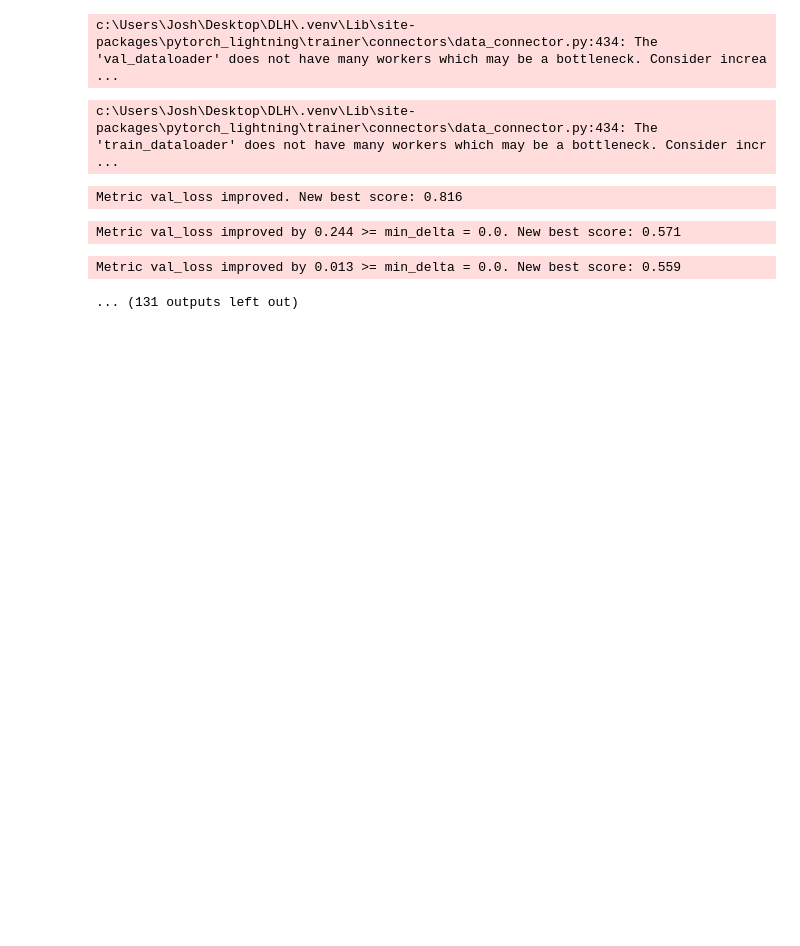
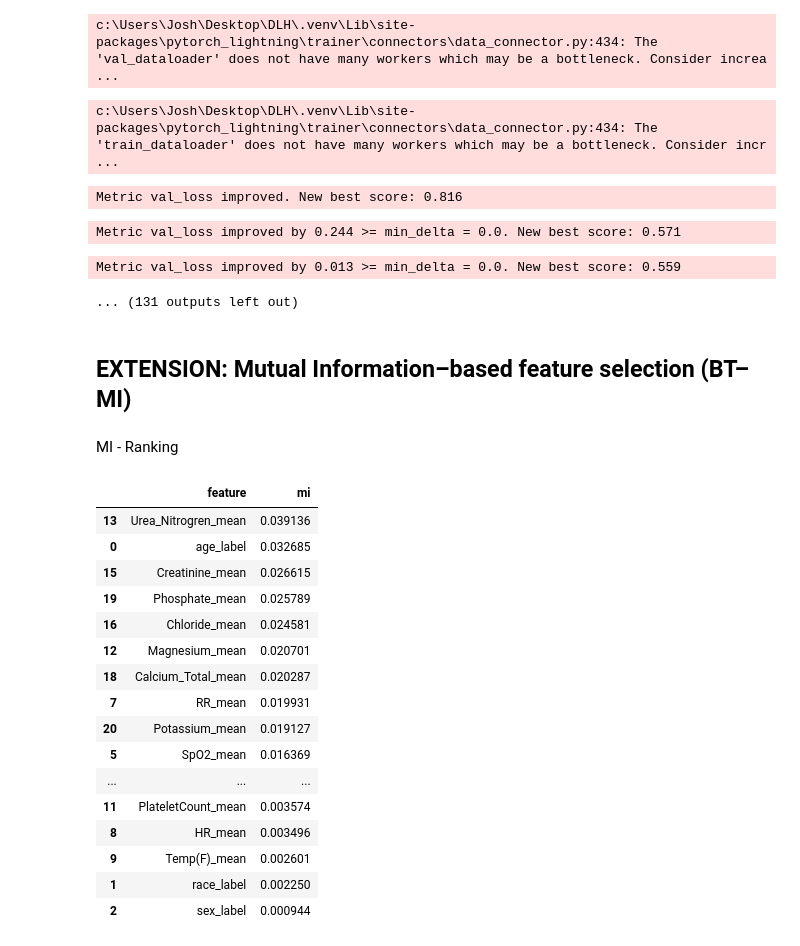
Before and after one commit to joshuan4/DLH-Barttender-Replication-Project, a Jupyter notebook: extensions.ipynb, the cells around one changed output. Cells and saved outputs as stored; diff of their text form; code cells hidden in the pictures; blank space fills up the shorter version.

Commit message:
added additional extension

```diff
--- a/extensions.ipynb
+++ b/extensions.ipynb
@@ -922,3 +905,53 @@ Metric val_loss improved. New best score: 0.816
 Metric val_loss improved by 0.244 >= min_delta = 0.0. New best score: 0.571
 Metric val_loss improved by 0.013 >= min_delta = 0.0. New best score: 0.559
 ... (131 outputs left out)
+# %% [markdown]
+## EXTENSION: Mutual Information–based feature selection (BT–MI)
+# %% [markdown]
+MI - Ranking
+# %%
+from sklearn.feature_selection import mutual_info_classif
+
+# Start from the imputed (not one-hot) features
+X_train_mi = X_train_imputed.copy()
+X_test_mi  = X_test_imputed.copy()
+
+# Drop any ID-like columns if present
+cols_to_drop = ["subject_id", "study_id", "hadm_id", "stay_id", "icustay_id"]
+X_train_mi = X_train_mi.drop(columns=[c for c in cols_to_drop if c in X_train_mi.columns], errors="ignore")
+X_test_mi  = X_test_mi.drop(columns=[c for c in cols_to_drop if c in X_test_mi.columns], errors="ignore")
+
+mi_scores = mutual_info_classif(
+    X_train_mi,
+    Y_train,
+    discrete_features=False,
+    random_state=42,
+)
+
+mi_df = (
+    pd.DataFrame({"feature": X_train_mi.columns, "mi": mi_scores})
+    .sort_values("mi", ascending=False)
+)
+
+k = len(lasso_significant_variables)   # keep same number as LASSO
+mi_significant_variables = mi_df["feature"].head(k).tolist()
+
+mi_df.head(20)
+# %% [output]
+|  | feature | mi |
+| 13 | Urea_Nitrogren_mean | 0.039136 |
+| 0 | age_label | 0.032685 |
+| 15 | Creatinine_mean | 0.026615 |
+| 19 | Phosphate_mean | 0.025789 |
+| 16 | Chloride_mean | 0.024581 |
+| 12 | Magnesium_mean | 0.020701 |
+| 18 | Calcium_Total_mean | 0.020287 |
+| 7 | RR_mean | 0.019931 |
+| 20 | Potassium_mean | 0.019127 |
+| 5 | SpO2_mean | 0.016369 |
+| ... | ... | ... |
+| 11 | PlateletCount_mean | 0.003574 |
+| 8 | HR_mean | 0.003496 |
+| 9 | Temp(F)_mean | 0.002601 |
+| 1 | race_label | 0.002250 |
+| 2 | sex_label | 0.000944 |
```
Also changed, not shown: parts of 7 cells of this notebook.
